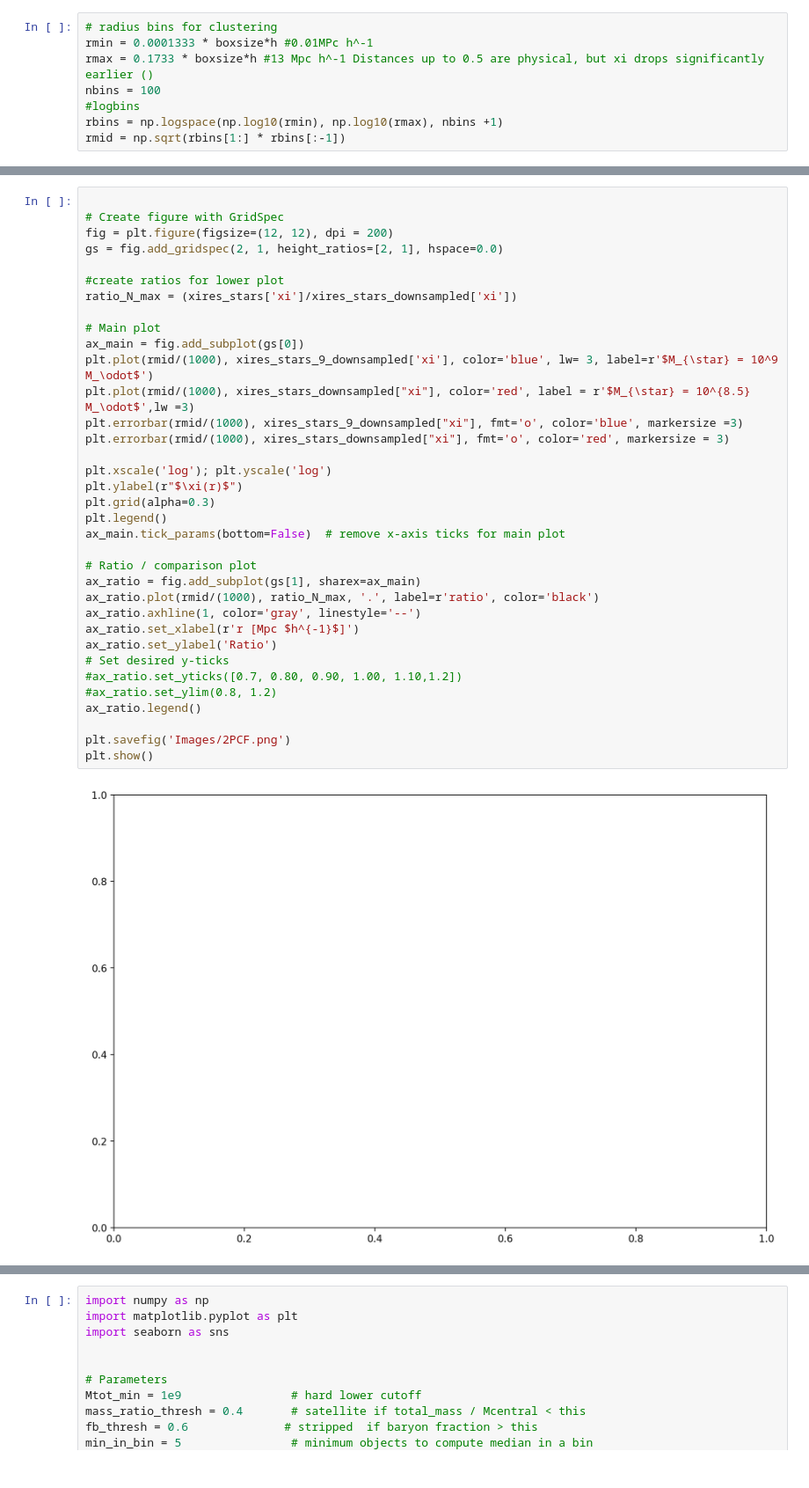
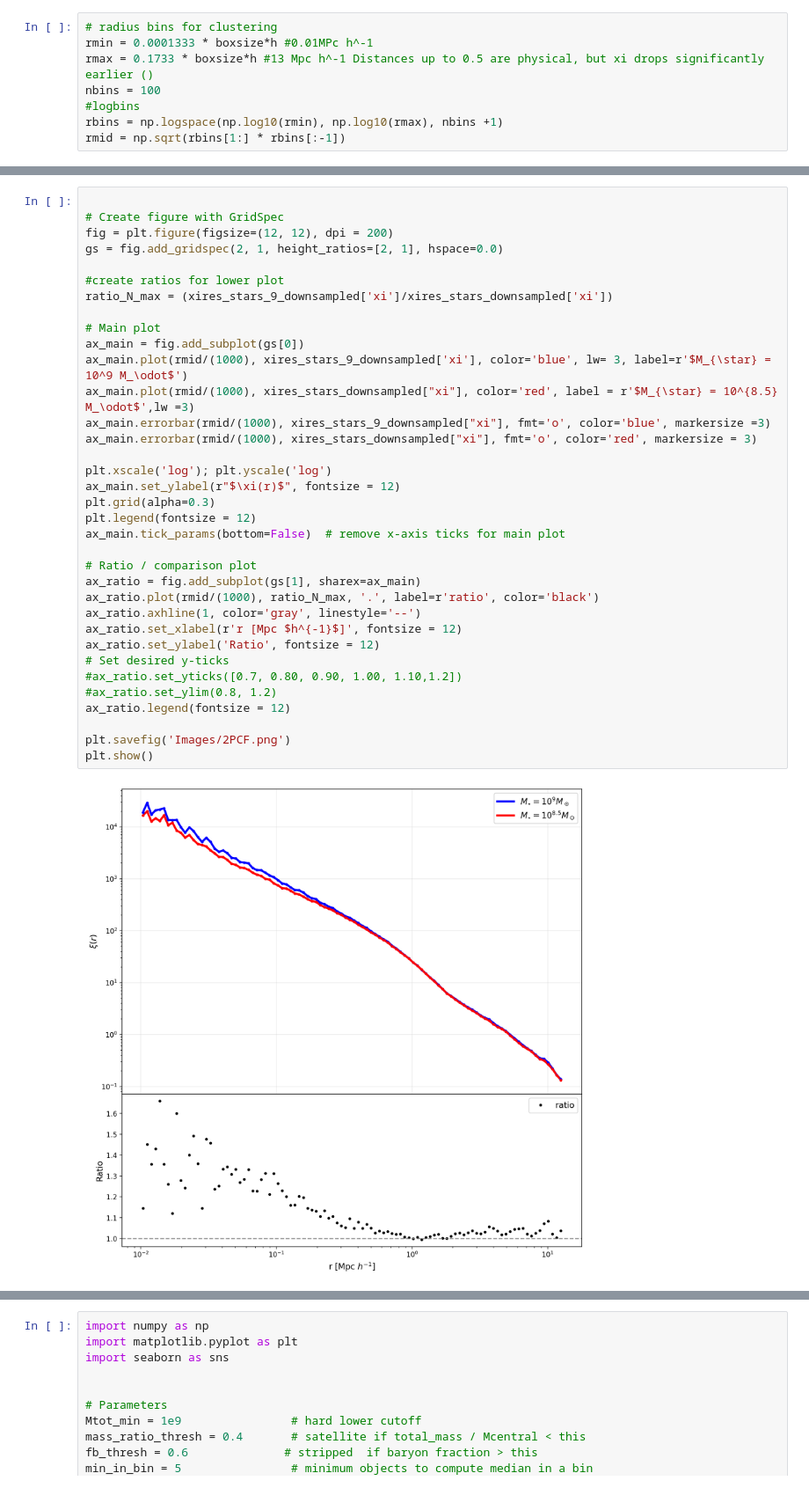
Before and after one commit to gvansan/TANA_notebooks, a Jupyter notebook: Project/part2_updated.ipynb, the cells around one changed output, grey strips where cells are left out. Shown at 88% size. Cells and saved outputs as stored; diff of their text form.

Commit message:
update fontsizes

```diff
--- a/Project/part2_updated.ipynb
+++ b/Project/part2_updated.ipynb
@@ -182,37 +182,37 @@ Downsampled pair counting takes: 98.32661533355713 s
 # %%
 
 # Create figure with GridSpec
 fig = plt.figure(figsize=(12, 12), dpi = 200)
 gs = fig.add_gridspec(2, 1, height_ratios=[2, 1], hspace=0.0)
 
 #create ratios for lower plot
-ratio_N_max = (xires_stars['xi']/xires_stars_downsampled['xi'])
+ratio_N_max = (xires_stars_9_downsampled['xi']/xires_stars_downsampled['xi'])
 
 # Main plot
 ax_main = fig.add_subplot(gs[0])
-plt.plot(rmid/(1000), xires_stars_9_downsampled['xi'], color='blue', lw= 3, label=r'$M_{\star} = 10^9 M_\odot$')
-plt.plot(rmid/(1000), xires_stars_downsampled["xi"], color='red', label = r'$M_{\star} = 10^{8.5} M_\odot$',lw =3)
-plt.errorbar(rmid/(1000), xires_stars_9_downsampled["xi"], fmt='o', color='blue', markersize =3)
-plt.errorbar(rmid/(1000), xires_stars_downsampled["xi"], fmt='o', color='red', markersize = 3)
+ax_main.plot(rmid/(1000), xires_stars_9_downsampled['xi'], color='blue', lw= 3, label=r'$M_{\star} = 10^9 M_\odot$')
+ax_main.plot(rmid/(1000), xires_stars_downsampled["xi"], color='red', label = r'$M_{\star} = 10^{8.5} M_\odot$',lw =3)
+ax_main.errorbar(rmid/(1000), xires_stars_9_downsampled["xi"], fmt='o', color='blue', markersize =3)
+ax_main.errorbar(rmid/(1000), xires_stars_downsampled["xi"], fmt='o', color='red', markersize = 3)
 
 plt.xscale('log'); plt.yscale('log')
-plt.ylabel(r"$\xi(r)$")
+ax_main.set_ylabel(r"$\xi(r)$", fontsize = 12)
 plt.grid(alpha=0.3)
-plt.legend()
+plt.legend(fontsize = 12)
 ax_main.tick_params(bottom=False)  # remove x-axis ticks for main plot
 
 # Ratio / comparison plot
 ax_ratio = fig.add_subplot(gs[1], sharex=ax_main)
 ax_ratio.plot(rmid/(1000), ratio_N_max, '.', label=r'ratio', color='black')
 ax_ratio.axhline(1, color='gray', linestyle='--')
-ax_ratio.set_xlabel(r'r [Mpc $h^{-1}$]')
-ax_ratio.set_ylabel('Ratio')
+ax_ratio.set_xlabel(r'r [Mpc $h^{-1}$]', fontsize = 12)
+ax_ratio.set_ylabel('Ratio', fontsize = 12)
 # Set desired y-ticks
 #ax_ratio.set_yticks([0.7, 0.80, 0.90, 1.00, 1.10,1.2])
 #ax_ratio.set_ylim(0.8, 1.2)
-ax_ratio.legend()
+ax_ratio.legend(fontsize = 12)
 
 plt.savefig('Images/2PCF.png')
 plt.show()
 # %% [output]
-[figure, old version]
+[figure, new version]
```
Also changed, not shown: parts of 10 cells of this notebook, 7 other files.
